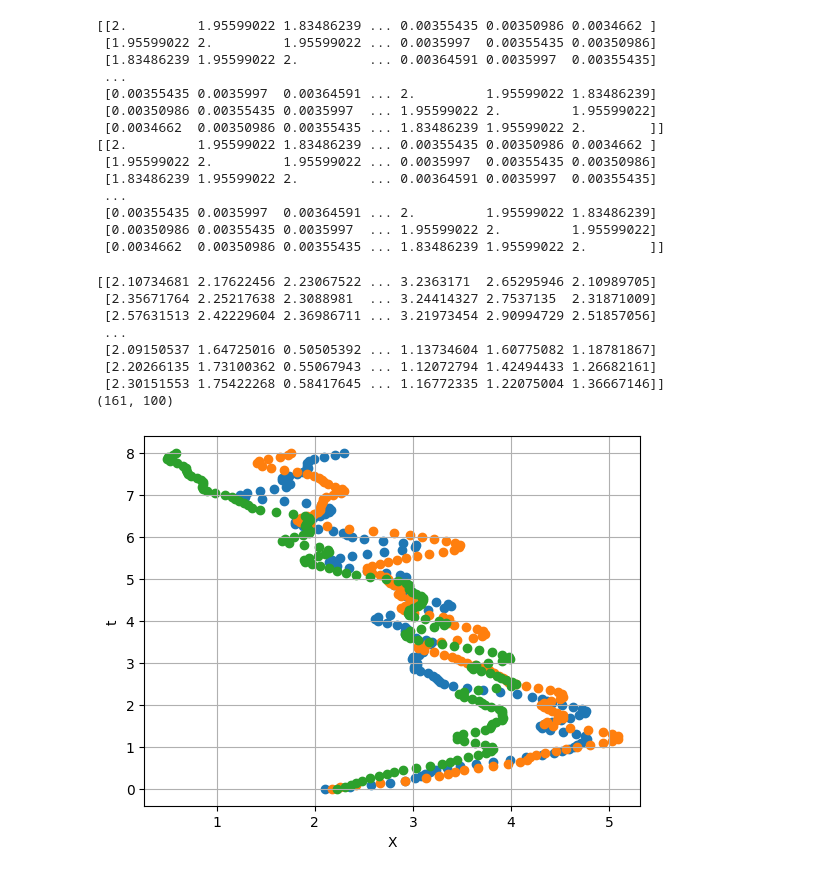
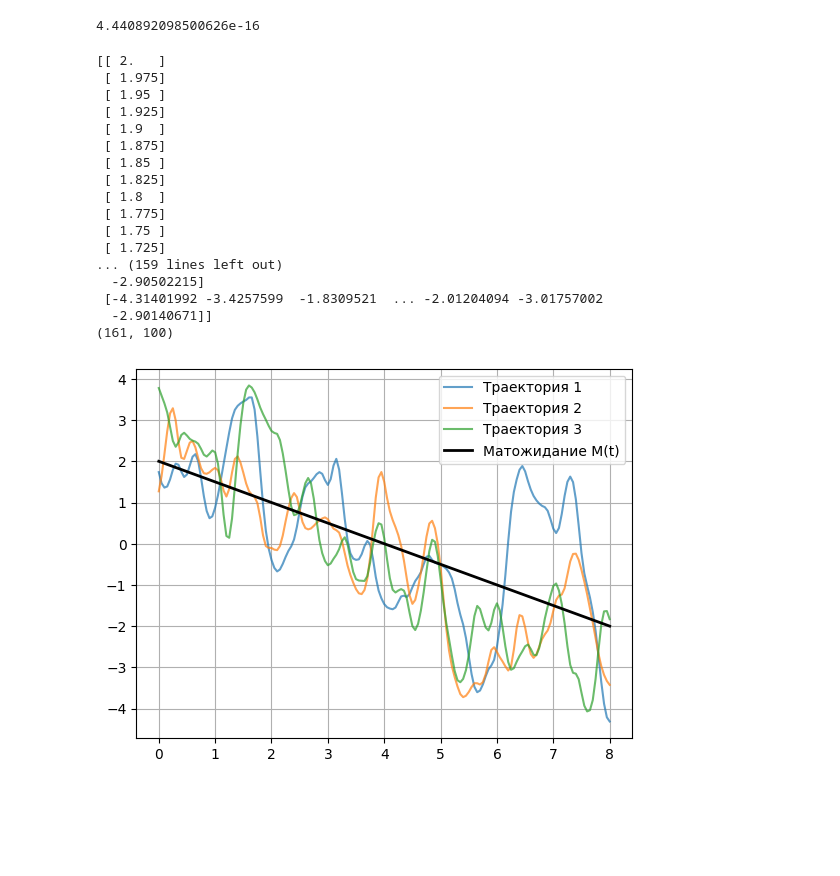
Before and after one commit to romkaimp/MS, a Jupyter notebook: Random_processes/dz2-1.ipynb, the cells around one changed output. Cells and saved outputs as stored; diff of their text form; code cells hidden in the pictures; blank space fills up the shorter version.

```diff
--- a/Random_processes/dz2-1.ipynb
+++ b/Random_processes/dz2-1.ipynb
@@ -23,49 +23,48 @@ for i in range(k):
     for j in range(k):
         Cov[i, j] = K(h*(j-i))
 
-eps = np.random.rand(k, n)
+eps = norm.rvs(loc=0, scale=1, size=(k, n))
 # %%
 L = np.linalg.cholesky(Cov)
-print(Cov)
-print(L@L.T) # Правда
+print(np.max(Cov - L@L.T))
 # %% [output]
-[[2.         1.95599022 1.83486239 ... 0.00355435 0.00350986 0.0034662 ]
- [1.95599022 2.         1.95599022 ... 0.0035997  0.00355435 0.00350986]
- [1.83486239 1.95599022 2.         ... 0.00364591 0.0035997  0.00355435]
- ...
- [0.00355435 0.0035997  0.00364591 ... 2.         1.95599022 1.83486239]
- [0.00350986 0.00355435 0.0035997  ... 1.95599022 2.         1.95599022]
- [0.0034662  0.00350986 0.00355435 ... 1.83486239 1.95599022 2.        ]]
-[[2.         1.95599022 1.83486239 ... 0.00355435 0.00350986 0.0034662 ]
- [1.95599022 2.         1.95599022 ... 0.0035997  0.00355435 0.00350986]
- [1.83486239 1.95599022 2.         ... 0.00364591 0.0035997  0.00355435]
- ...
- [0.00355435 0.0035997  0.00364591 ... 2.         1.95599022 1.83486239]
- [0.00350986 0.00355435 0.0035997  ... 1.95599022 2.         1.95599022]
- [0.0034662  0.00350986 0.00355435 ... 1.83486239 1.95599022 2.        ]]
+4.440892098500626e-16
 # %%
 nu = L@eps
-psi = nu + Me.reshape(-1, 1)
+print(Me.reshape(-1, 1))
+psi = np.array(nu + Me.reshape(-1, 1))
 print(psi)
 print(psi.shape)
 # %% [output]
-[[2.10734681 2.17622456 2.23067522 ... 3.2363171  2.65295946 2.10989705]
- [2.35671764 2.25217638 2.3088981  ... 3.24414327 2.7537135  2.31871009]
- [2.57631513 2.42229604 2.36986711 ... 3.21973454 2.90994729 2.51857056]
- ...
- [2.09150537 1.64725016 0.50505392 ... 1.13734604 1.60775082 1.18781867]
- [2.20266135 1.73100362 0.55067943 ... 1.12072794 1.42494433 1.26682161]
- [2.30151553 1.75422268 0.58417645 ... 1.16772335 1.22075004 1.36667146]]
+[[ 2.   ]
+ [ 1.975]
+ [ 1.95 ]
+ [ 1.925]
+ [ 1.9  ]
+ [ 1.875]
+ [ 1.85 ]
+ [ 1.825]
+ [ 1.8  ]
+ [ 1.775]
+ [ 1.75 ]
+ [ 1.725]
+... (159 lines left out)
+  -2.90502215]
+ [-4.31401992 -3.4257599  -1.8309521  ... -2.01204094 -3.01757002
+  -2.90140671]]
 (161, 100)
 # %%
 t = np.linspace(a, b, k)
+
 for i in range(3):
-    plt.scatter(psi[:, i], t)
-    plt.xlabel("X")
-    plt.ylabel("t")
+    plt.plot(t, psi[:, i], label=f'Траектория {i+1}', alpha=0.7)
+
+# Матожидание
+plt.plot(t, M(t), 'k-', linewidth=2, label='Матожидание M(t)')
 
 plt.grid(True)
+plt.legend()
 plt.show()
 # %% [output]
-[figure, old version]
+[figure, new version]
 # %%
```
Also changed, not shown: parts of 4 cells of this notebook, 1 other file.
